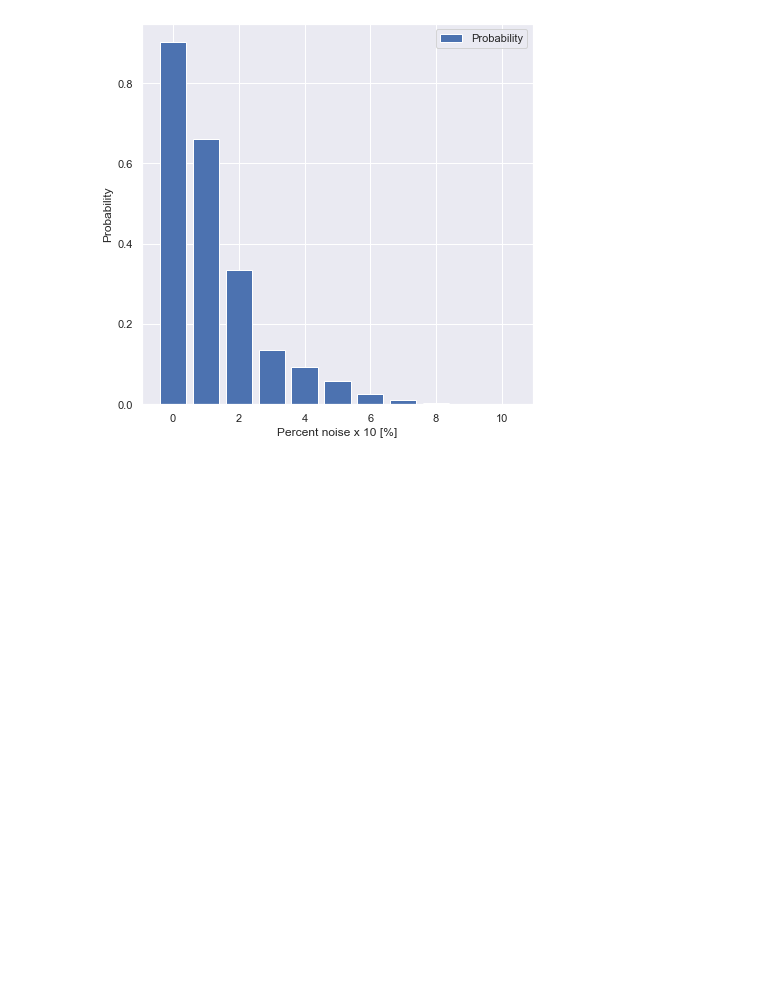
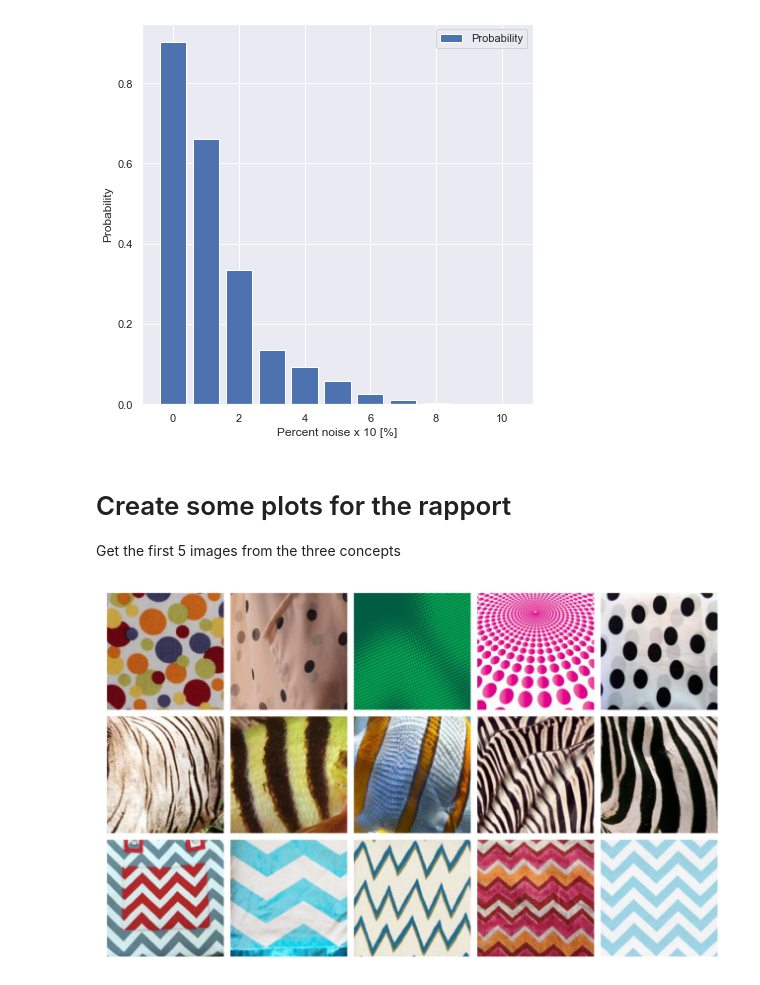
Before and after one commit to SebastianBitsch/project-tcav, a Jupyter notebook: plot_resuts.ipynb, the cells around one changed output. Drawn from its saved outputs; the diff is of its cells as text; code cells hidden in the pictures; blank space fills up the shorter version.

Commit message:
new plots

```diff
--- a/plot_resuts.ipynb
+++ b/plot_resuts.ipynb
@@ -506,3 +506,34 @@ ax.legend()
 # %% [output]
 <matplotlib.legend.Legend at 0x...>
 [figure]
+# %% [markdown]
+# Create some plots for the rapport
+Get the first 5 images from the three concepts
+# %%
+import os
+from mpl_toolkits.axes_grid1 import ImageGrid
+
+base_path = "tcav/data/data_no_noise/"
+concepts = ["dotted", "striped", "zigzagged"]
+n = 5
+
+all_images = []
+for c in concepts:
+    for im_name in os.listdir(base_path + "/" + c)[:n]:
+        im = plt.imread(f"{base_path}/{c}/{im_name}")
+        all_images.append(im)
+# %%
+fig = plt.figure(figsize=(8, 8), dpi=200)
+
+grid = ImageGrid(fig, 111, nrows_ncols=(3, 5), axes_pad=0.05, direction="row", share_all=True)
+grid[0].get_yaxis().set_ticks([])
+grid[0].get_xaxis().set_ticks([])
+
+for i, (ax, im) in enumerate(zip(grid, all_images)):
+    ax.imshow(im)
+    # ax.set_ylabel("test")
+
+# plt.tight_layout()
+# plt.savefig("results/plots/examples_images.png")
+# %% [output]
+[figure, added]
```
Also changed, not shown: parts of 1 cell of this notebook, 2 other files.
